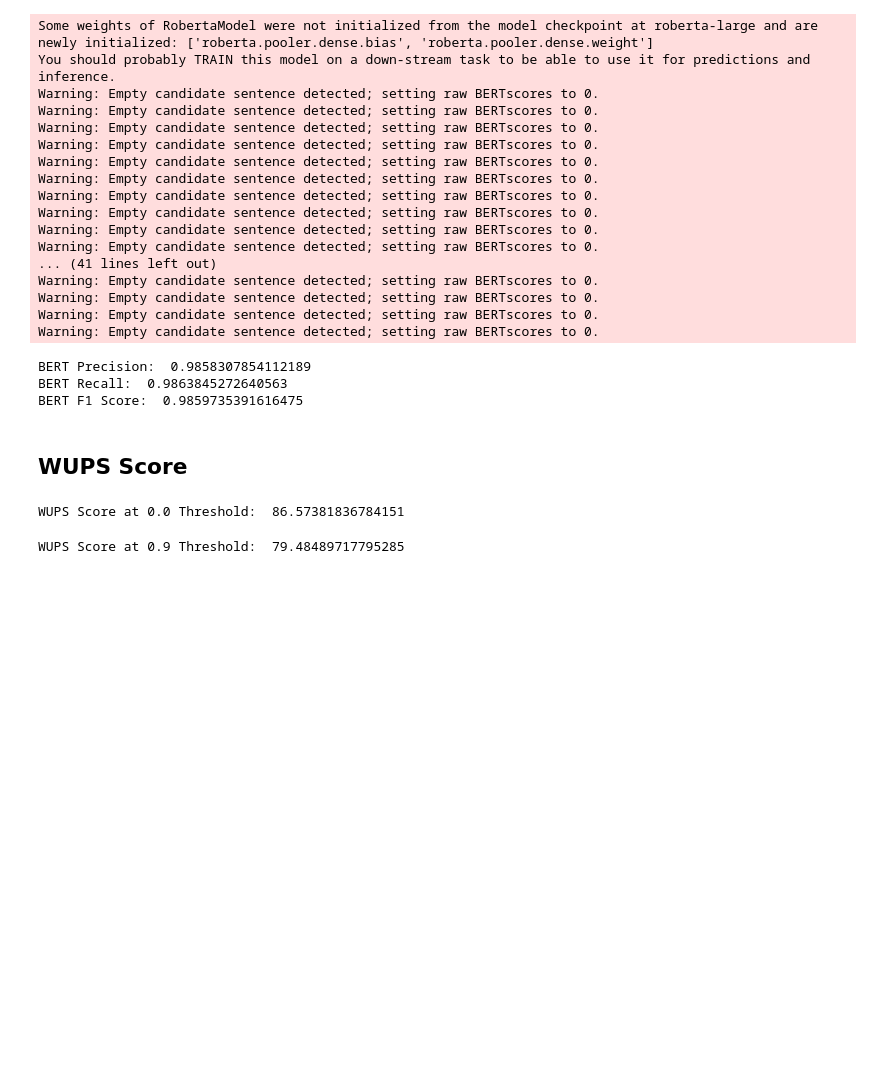
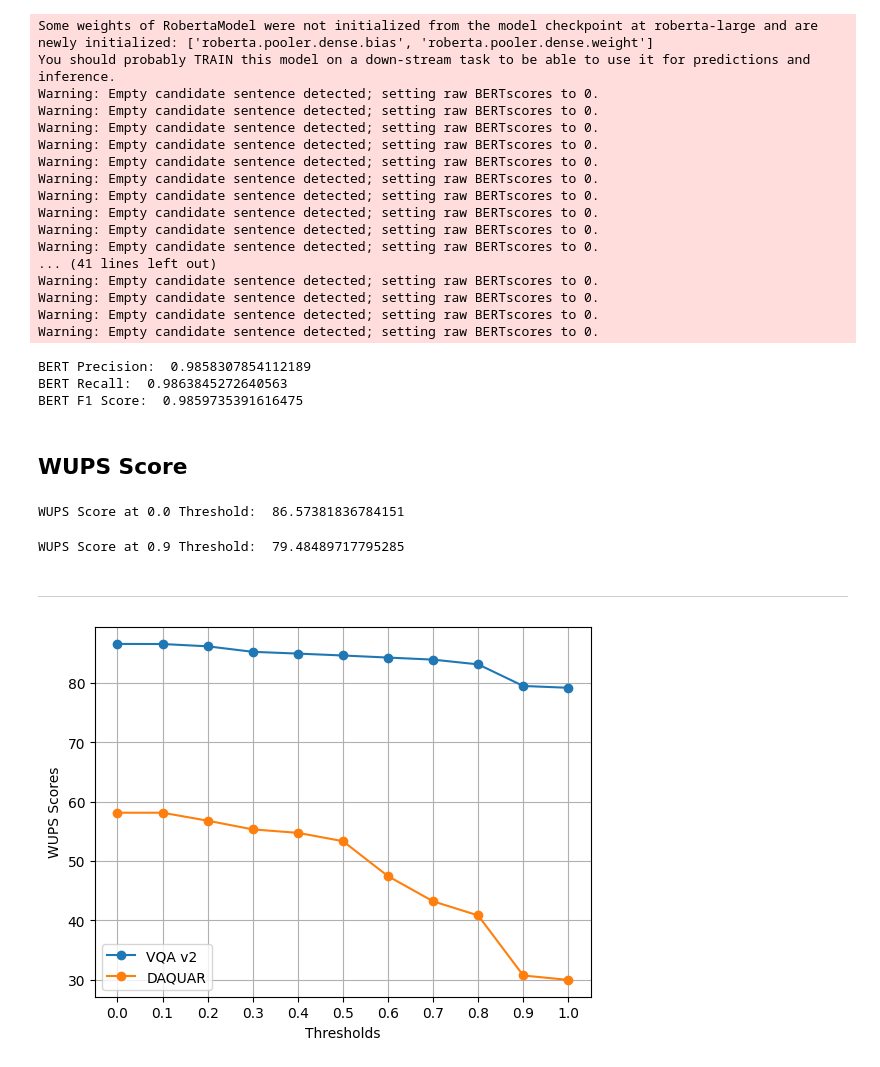
Before and after one commit to shreyas21563/VQA-using-BLIP, a Jupyter notebook: Evaluation.ipynb, the cells around one changed output. Saved outputs shown, nothing was run; the diff lists cells and outputs as text; code cells hidden in the pictures; blank space fills up the shorter version.

```diff
--- a/Evaluation.ipynb
+++ b/Evaluation.ipynb
@@ -169,10 +172,10 @@ print("WUPS Score at 0.9 Threshold: ", np.average(wups_score_0_9)*100)
 WUPS Score at 0.9 Threshold:  30.680829116769527
 # %%
 thresholds = [i/10 for i in range(11)]
-wups_scores = []
+wups_scores_daquar = []
 for th in thresholds:
     wups_score = []
     for i in tqdm(range(len(prediction))):
         gt, pred = ground_truth[i], prediction[i]
         wups_score.append(get_wups(pred, gt, th))
-    wups_scores.append(np.average(wups_score)*100)
+    wups_scores_daquar.append(np.average(wups_score)*100)
@@ -344,17 +318,23 @@ print("WUPS Score at 0.9 Threshold: ", np.average(wups_score_0_9)*100)
 WUPS Score at 0.9 Threshold:  79.48489717795285
 # %%
 thresholds = [i/10 for i in range(11)]
-wups_scores = []
+wups_scores_vqa = []
 for th in thresholds:
     wups_score = []
     for i in tqdm(range(len(prediction))):
         gt, pred = ground_truth[i], prediction[i]
         wups_score.append(get_wups(pred, gt, th))
-    wups_scores.append(np.average(wups_score)*100)
+    wups_scores_vqa.append(np.average(wups_score)*100)
+# %% [markdown]
+-------------------------------------------------------------------
 # %%
-plt.plot(thresholds, wups_scores)
+plt.plot(thresholds, wups_scores_vqa, marker='o')
+plt.plot(thresholds, wups_scores_daquar, marker='o')
 plt.grid(True)
 plt.xlabel('Thresholds')
 plt.ylabel('WUPS Scores')
 plt.xticks(thresholds)
+plt.legend(['VQA v2', 'DAQUAR'])
 plt.show()
+# %% [output]
+[figure, added]
```
Also changed, not shown: parts of 9 cells of this notebook.
